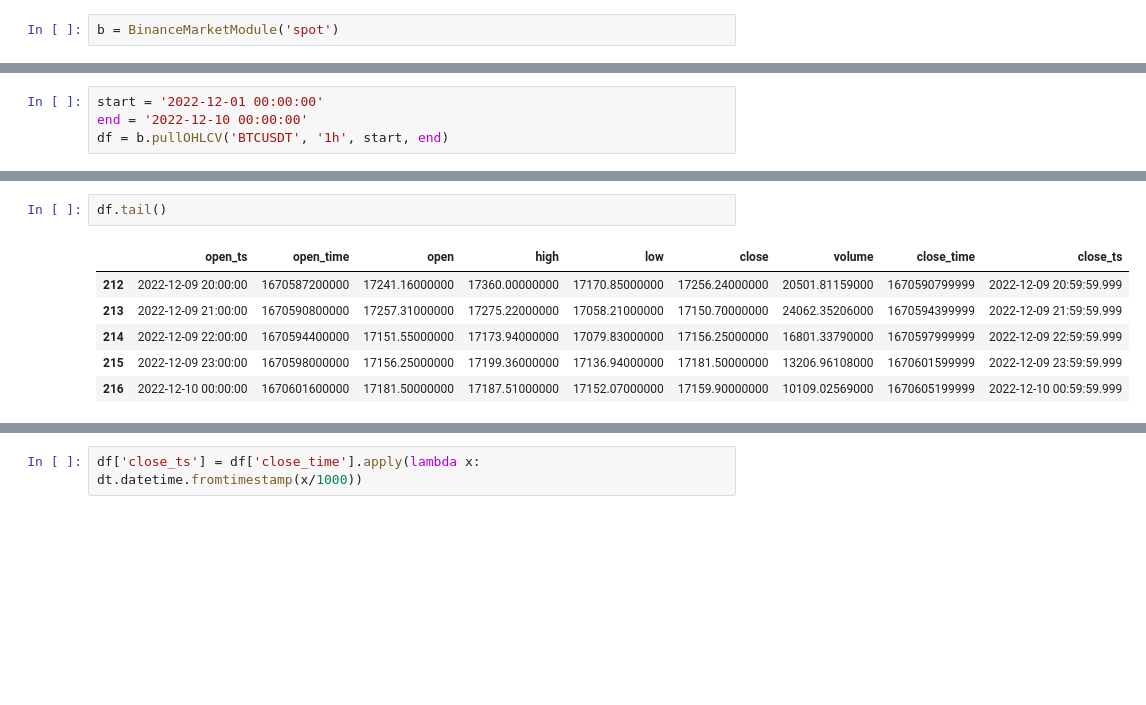
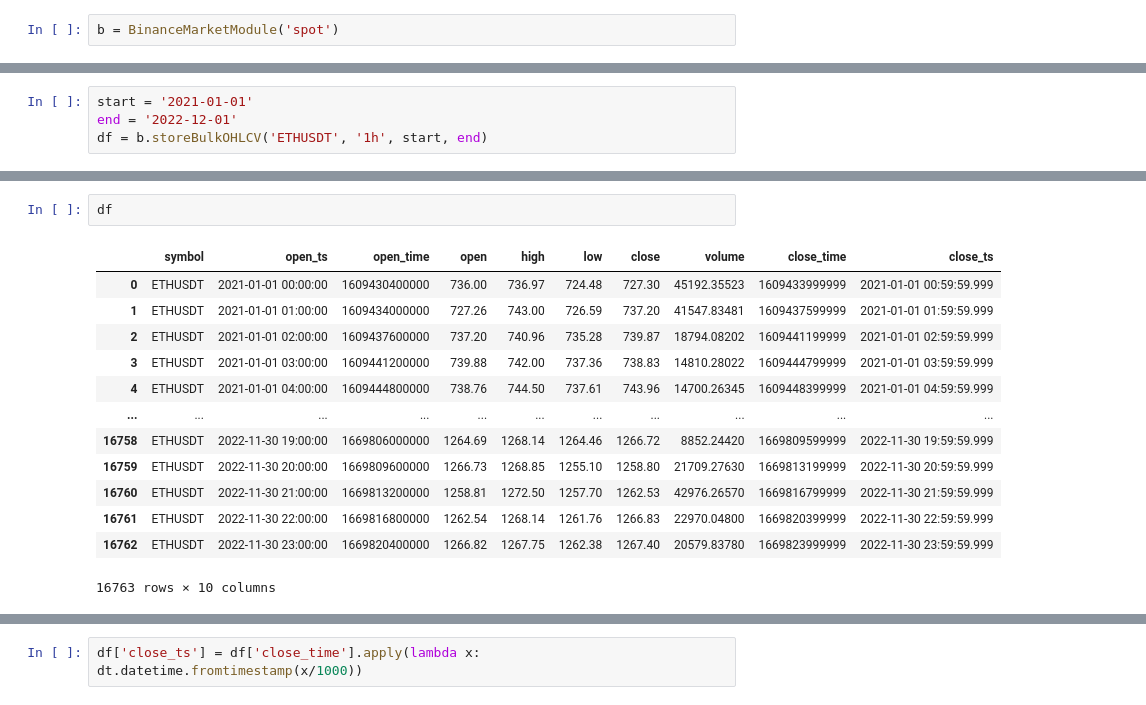
Before and after one commit to kahhongt/QRModules, a Jupyter notebook: Testbed.ipynb, the cells around one changed output, grey strips where cells are left out. Saved outputs shown, nothing was run; the diff lists cells and outputs as text; blank space fills up the shorter version.

```diff
--- a/Testbed.ipynb
+++ b/Testbed.ipynb
@@ -142,4 +209,4 @@ Symbol Master stored as spot_symbolmaster.feather
 # %%
-start = '2022-12-01 00:00:00'
-end = '2022-12-10 00:00:00'
-df = b.pullOHLCV('BTCUSDT', '1h', start, end)
+start = '2021-01-01'
+end = '2022-12-01'
+df = b.storeBulkOHLCV('ETHUSDT', '1h', start, end)
@@ -146,9 +215,16 @@ df = b.pullOHLCV('BTCUSDT', '1h', start, end)
 # %%
-df.tail()
+df
 # %% [output]
-|  | open_ts | open_time | open | high | low | close | volume | close_time | close_ts |
-| 212 | 2022-12-09 20:00:00 | 1670587200000 | 17241.16000000 | 17360.00000000 | 17170.85000000 | 17256.24000000 | 20501.81159000 | 1670590799999 | 2022-12-09 20:59:59.999 |
-| 213 | 2022-12-09 21:00:00 | 1670590800000 | 17257.31000000 | 17275.22000000 | 17058.21000000 | 17150.70000000 | 24062.35206000 | 1670594399999 | 2022-12-09 21:59:59.999 |
-| 214 | 2022-12-09 22:00:00 | 1670594400000 | 17151.55000000 | 17173.94000000 | 17079.83000000 | 17156.25000000 | 16801.33790000 | 1670597999999 | 2022-12-09 22:59:59.999 |
-| 215 | 2022-12-09 23:00:00 | 1670598000000 | 17156.25000000 | 17199.36000000 | 17136.94000000 | 17181.50000000 | 13206.96108000 | 1670601599999 | 2022-12-09 23:59:59.999 |
-| 216 | 2022-12-10 00:00:00 | 1670601600000 | 17181.50000000 | 17187.51000000 | 17152.07000000 | 17159.90000000 | 10109.02569000 | 1670605199999 | 2022-12-10 00:59:59.999 |
+|  | symbol | open_ts | open_time | open | high | low | close | volume | close_time | close_ts |
+| 0 | ETHUSDT | 2021-01-01 00:00:00 | 1609430400000 | 736.00 | 736.97 | 724.48 | 727.30 | 45192.35523 | 1609433999999 | 2021-01-01 00:59:59.999 |
+| 1 | ETHUSDT | 2021-01-01 01:00:00 | 1609434000000 | 727.26 | 743.00 | 726.59 | 737.20 | 41547.83481 | 1609437599999 | 2021-01-01 01:59:59.999 |
+| 2 | ETHUSDT | 2021-01-01 02:00:00 | 1609437600000 | 737.20 | 740.96 | 735.28 | 739.87 | 18794.08202 | 1609441199999 | 2021-01-01 02:59:59.999 |
+| 3 | ETHUSDT | 2021-01-01 03:00:00 | 1609441200000 | 739.88 | 742.00 | 737.36 | 738.83 | 14810.28022 | 1609444799999 | 2021-01-01 03:59:59.999 |
+| 4 | ETHUSDT | 2021-01-01 04:00:00 | 1609444800000 | 738.76 | 744.50 | 737.61 | 743.96 | 14700.26345 | 1609448399999 | 2021-01-01 04:59:59.999 |
+| ... | ... | ... | ... | ... | ... | ... | ... | ... | ... | ... |
+| 16758 | ETHUSDT | 2022-11-30 19:00:00 | 1669806000000 | 1264.69 | 1268.14 | 1264.46 | 1266.72 | 8852.24420 | 1669809599999 | 2022-11-30 19:59:59.999 |
+| 16759 | ETHUSDT | 2022-11-30 20:00:00 | 1669809600000 | 1266.73 | 1268.85 | 1255.10 | 1258.80 | 21709.27630 | 1669813199999 | 2022-11-30 20:59:59.999 |
+| 16760 | ETHUSDT | 2022-11-30 21:00:00 | 1669813200000 | 1258.81 | 1272.50 | 1257.70 | 1262.53 | 42976.26570 | 1669816799999 | 2022-11-30 21:59:59.999 |
+| 16761 | ETHUSDT | 2022-11-30 22:00:00 | 1669816800000 | 1262.54 | 1268.14 | 1261.76 | 1266.83 | 22970.04800 | 1669820399999 | 2022-11-30 22:59:59.999 |
+| 16762 | ETHUSDT | 2022-11-30 23:00:00 | 1669820400000 | 1266.82 | 1267.75 | 1262.38 | 1267.40 | 20579.83780 | 1669823999999 | 2022-11-30 23:59:59.999 |
+16763 rows × 10 columns
```
Also changed, not shown: parts of 10 cells of this notebook.
